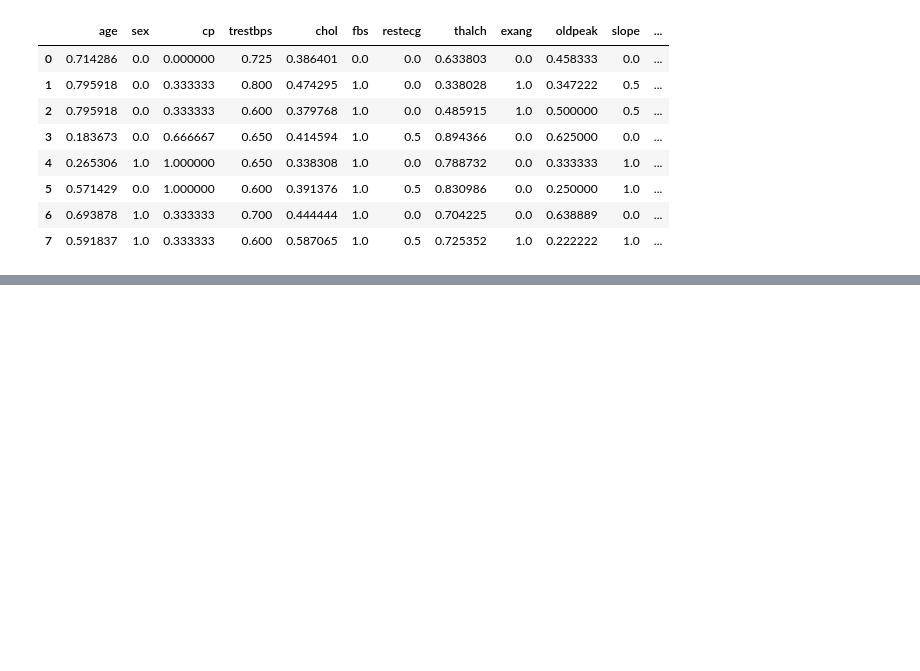
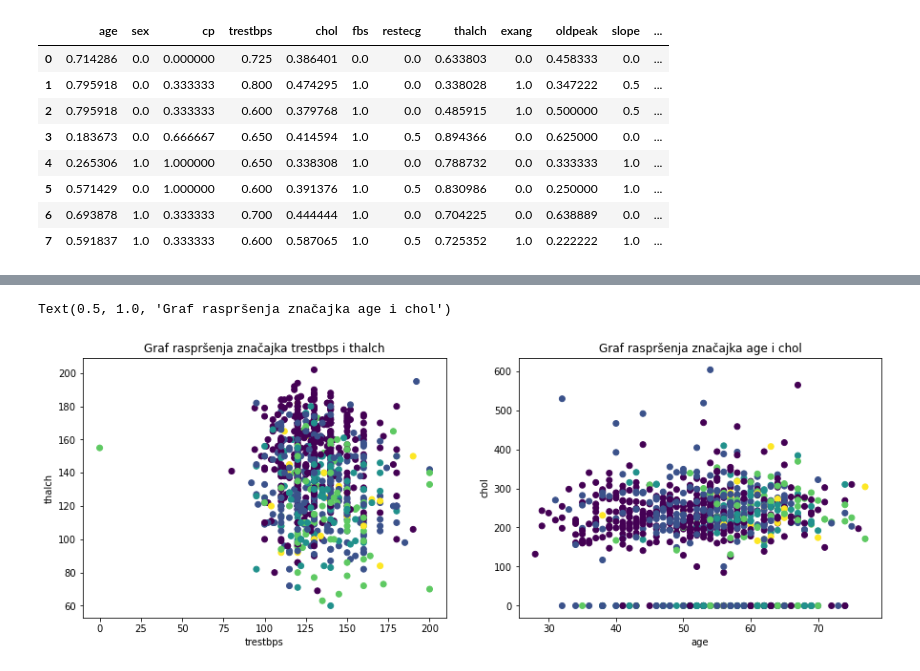
Before and after one commit to ErikGreblo/UZOP_Faza2, a Jupyter notebook: heart_disease_ML.ipynb, the cells around one changed output, grey strips where cells are left out. Cells and saved outputs as stored; diff of their text form; code cells hidden in the pictures; blank space fills up the shorter version.

```diff
--- a/heart_disease_ML.ipynb
+++ b/heart_disease_ML.ipynb
@@ -263,0 +329,19 @@ Prikaz prvih 8 redova normaliziranih podataka:
+# %%
+fig, axs = plt.subplots(1, 2, figsize=(15, 5))
+
+label1 = 'trestbps'
+label2 = 'thalch'
+axs[0].scatter(original_data[label1], original_data[label2],  c=original_data['num'], cmap='viridis')
+axs[0].set_xlabel(label1)
+axs[0].set_ylabel(label2)
+axs[0].set_title(f"Graf raspršenja značajka {label1} i {label2}")
+
+label1 = 'age'
+label2 = 'chol'
+axs[1].scatter(original_data[label1], original_data[label2],  c=original_data['num'], cmap='viridis')
+axs[1].set_xlabel(label1)
+axs[1].set_ylabel(label2)
+axs[1].set_title(f"Graf raspršenja značajka {label1} i {label2}")
+# %% [output]
+Text(0.5, 1.0, 'Graf raspršenja značajka age i chol')
+[figure, added]
```
Also changed, not shown: parts of 6 cells of this notebook.
